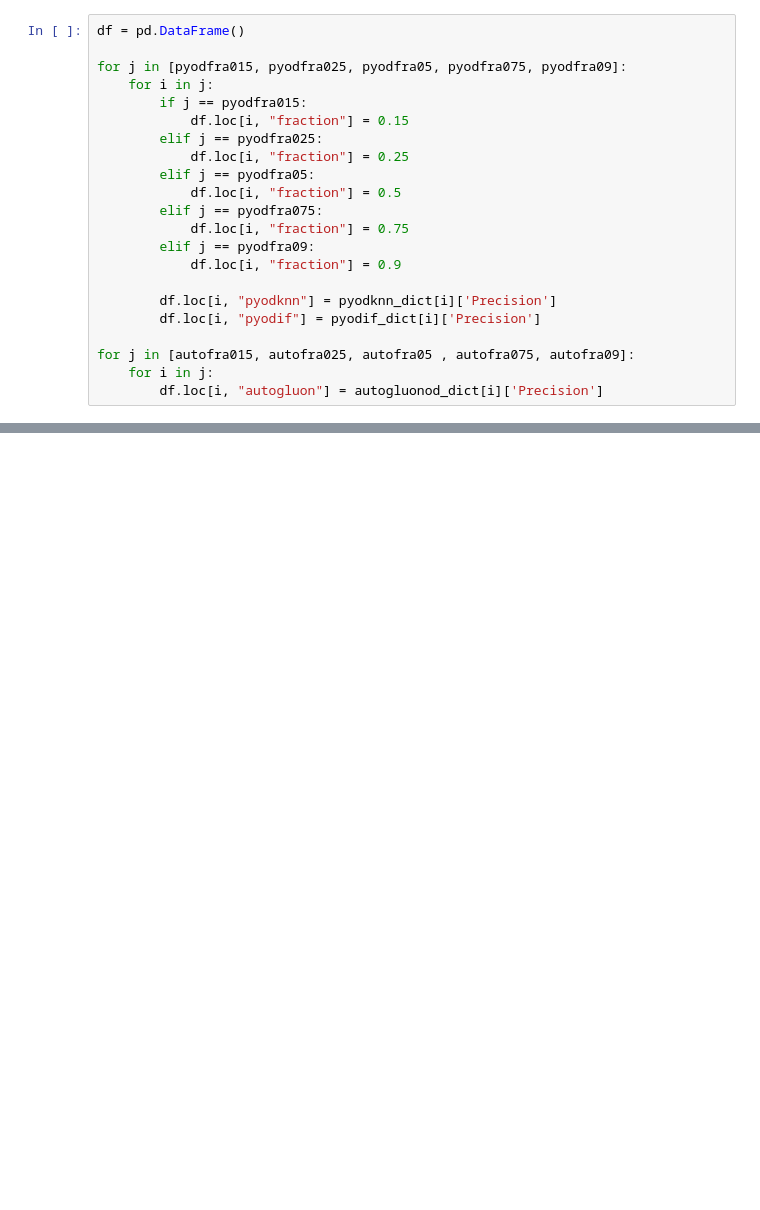
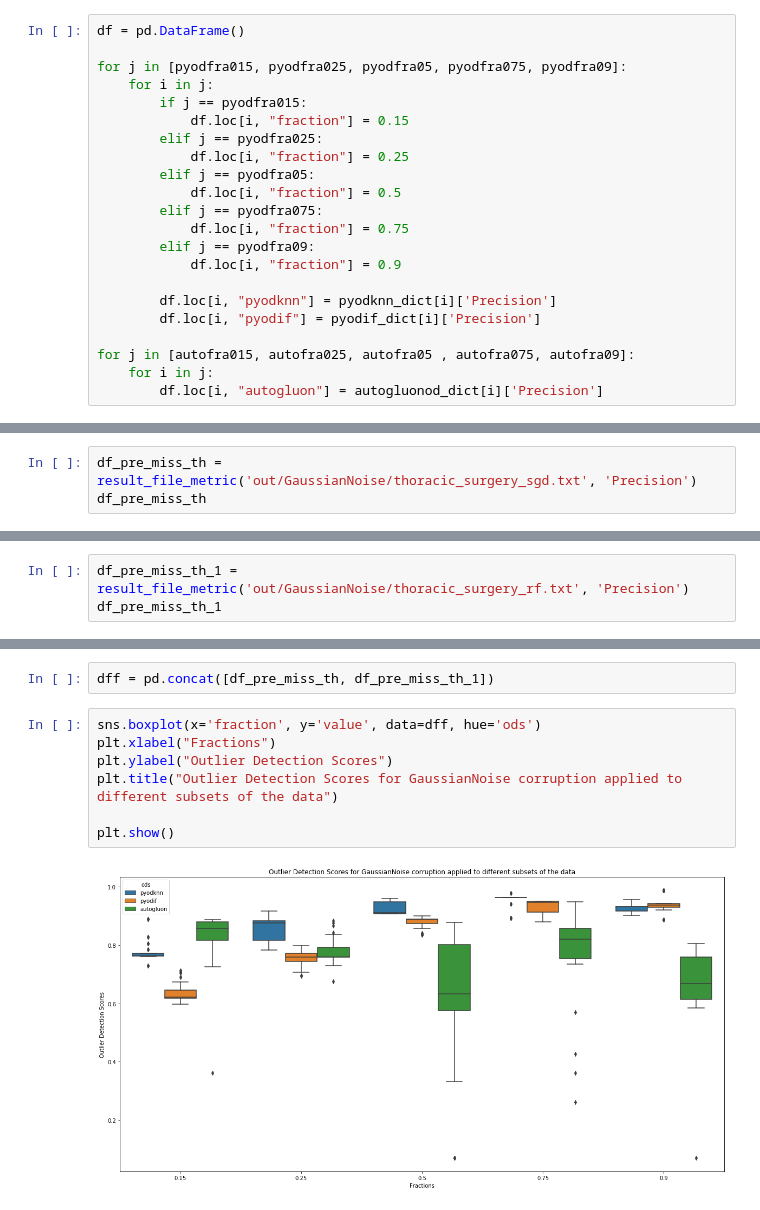
Before and after one commit to SharmaRupali/jenga, a Jupyter notebook: results_plots.ipynb, the cells around one changed output, grey strips where cells are left out. Drawn from its saved outputs; the diff is of its cells as text; blank space fills up the shorter version.

```diff
--- a/results_plots.ipynb
+++ b/results_plots.ipynb
@@ -380,0 +426,3 @@ def func(file):
+# %%
+df_pre_miss_th = result_file_metric('out/GaussianNoise/thoracic_surgery_sgd.txt', 'Precision')
+df_pre_miss_th
@@ -380,0 +443,3 @@ def func(file):
+# %%
+df_pre_miss_th_1 = result_file_metric('out/GaussianNoise/thoracic_surgery_rf.txt', 'Precision')
+df_pre_miss_th_1
@@ -380,0 +460,11 @@ def func(file):
+# %%
+dff = pd.concat([df_pre_miss_th, df_pre_miss_th_1])
+# %%
+sns.boxplot(x='fraction', y='value', data=dff, hue='ods')
+plt.xlabel("Fractions")
+plt.ylabel("Outlier Detection Scores")
+plt.title("Outlier Detection Scores for GaussianNoise corruption applied to different subsets of the data")
+
+plt.show()
+# %% [output]
+[figure, added]
```
Also changed, not shown: parts of 33 cells of this notebook.
